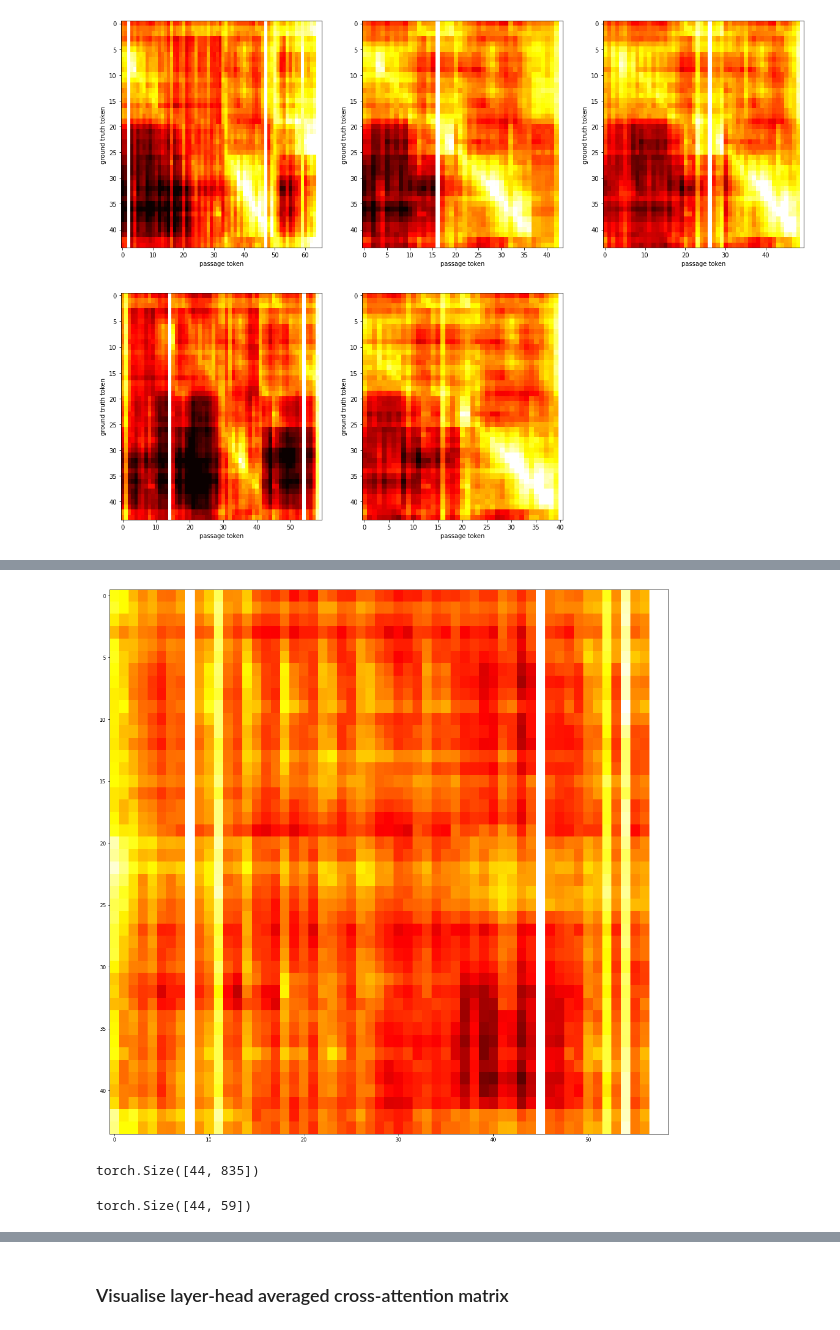
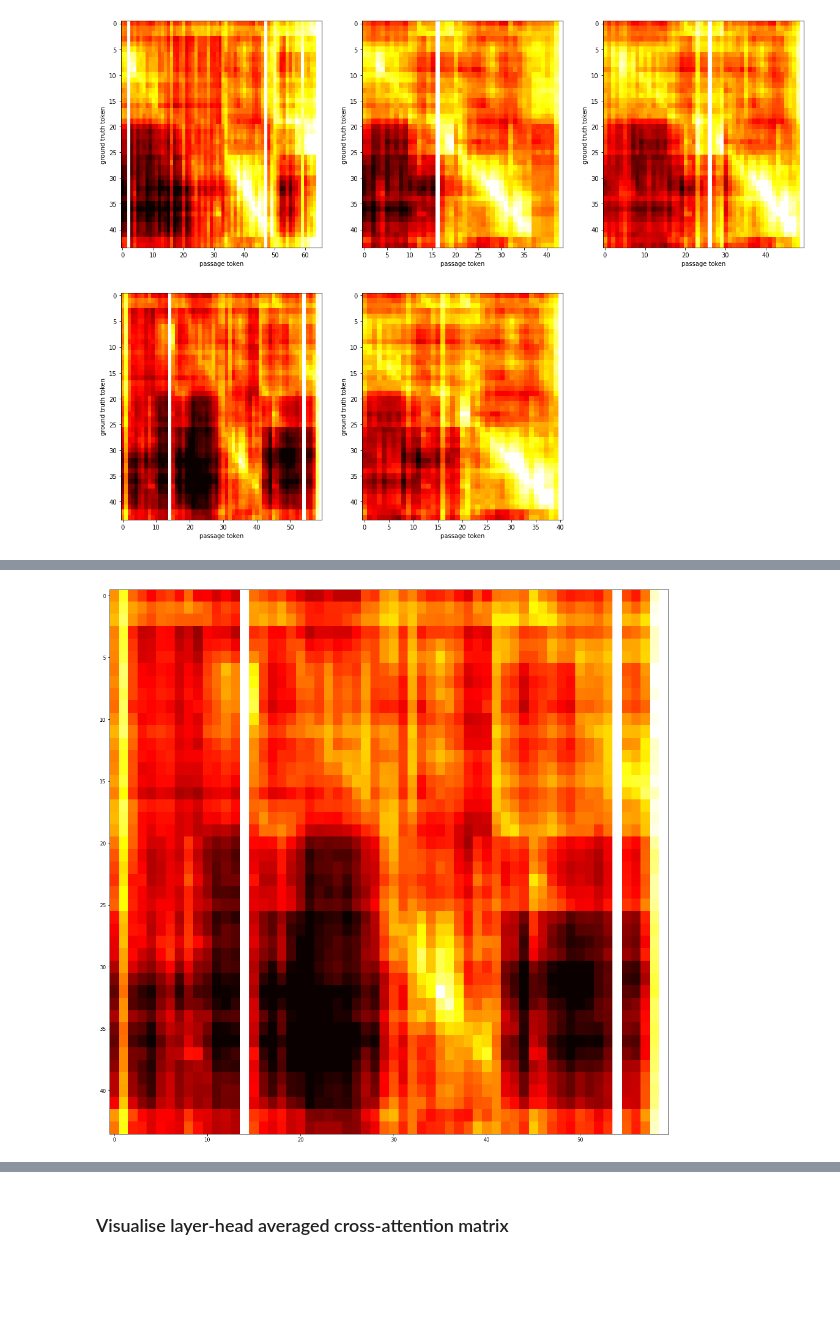
Before and after one commit to casetext/FiD, a Jupyter notebook: notebooks/FiD_confidence_thresholding.ipynb, the cells around one changed output, grey strips where cells are left out. Cells and saved outputs as stored; diff of their text form; code cells hidden in the pictures; blank space fills up the shorter version.

```diff
--- a/notebooks/FiD_confidence_thresholding.ipynb
+++ b/notebooks/FiD_confidence_thresholding.ipynb
@@ -129,10 +123,10 @@ model = model.to('cuda')
 # %%
 cherry_picked_example = 24
 # %%
-for i, batch in enumerate(dataloader_oc):
+for i, batch in enumerate(dataloader_dev):
     (idx, labels, _, context_ids, context_mask) = batch
 
-    if i == 1:
+    if i == cherry_picked_example:
 
         print(idx)
         print(context_ids.shape)
@@ -179,7 +173,6 @@ for i, batch in enumerate(dataloader_oc):
         print("log_prob")
         print(log_prob)
 
-
         print("")
         print("")
         print("ground truth answer:")
@@ -406,19 +426,23 @@ for i in range(5):
+# %%
+all_decoded_passage_tokens = tokenizer.convert_ids_to_tokens(context_ids_reshaped[0])
+decoded_labels = tokenizer.convert_ids_to_tokens(labels[0])
 # %%
+i = 3
+relevant_range = relevant_ranges[i]
+spliced_attn_matrix = avg_attn_matrix[:, relevant_range[0]:relevant_range[1]]
+relevant_passage_tokens = all_decoded_passage_tokens[relevant_range[0]:relevant_range[1]]
+
+# spliced_attn_matrix = np.load('example_matrix_1.npy')
+
 fig = plt.figure(figsize=(20, 20), facecolor="white")
 ax = fig.add_subplot(111)
 
 im = ax.imshow(spliced_attn_matrix, cmap=plt.get_cmap('hot'), aspect='auto', vmin=-10, vmax=0)
+
+# xticks = ax.set_xticks(range(len(relevant_passage_tokens)), rotation=90)
+# xlabels = ax.set_xticklabels(relevant_passage_tokens, rotation=90)
+
+# yticks = ax.set_yticks(range(len(decoded_labels)), rotation=90)
+# ylabels = ax.set_yticklabels(decoded_labels)
 # %% [output]
-[figure, old version]
+[figure, new version]
-# %%
-avg_attn_matrix.shape
-# %% [output]
-torch.Size([44, 835])
-# %%
-# grab the spliced attn matrix, which contains only the answers, not the questions
-passage_id = 4
-
-spliced_attn_matrix = avg_attn_matrix[:, relevant_ranges[passage_id][0]:relevant_ranges[passage_id][1]]
-spliced_attn_matrix.shape
-# %% [output]
-torch.Size([44, 59])
```
Also changed, not shown: parts of 12 cells of this notebook.
